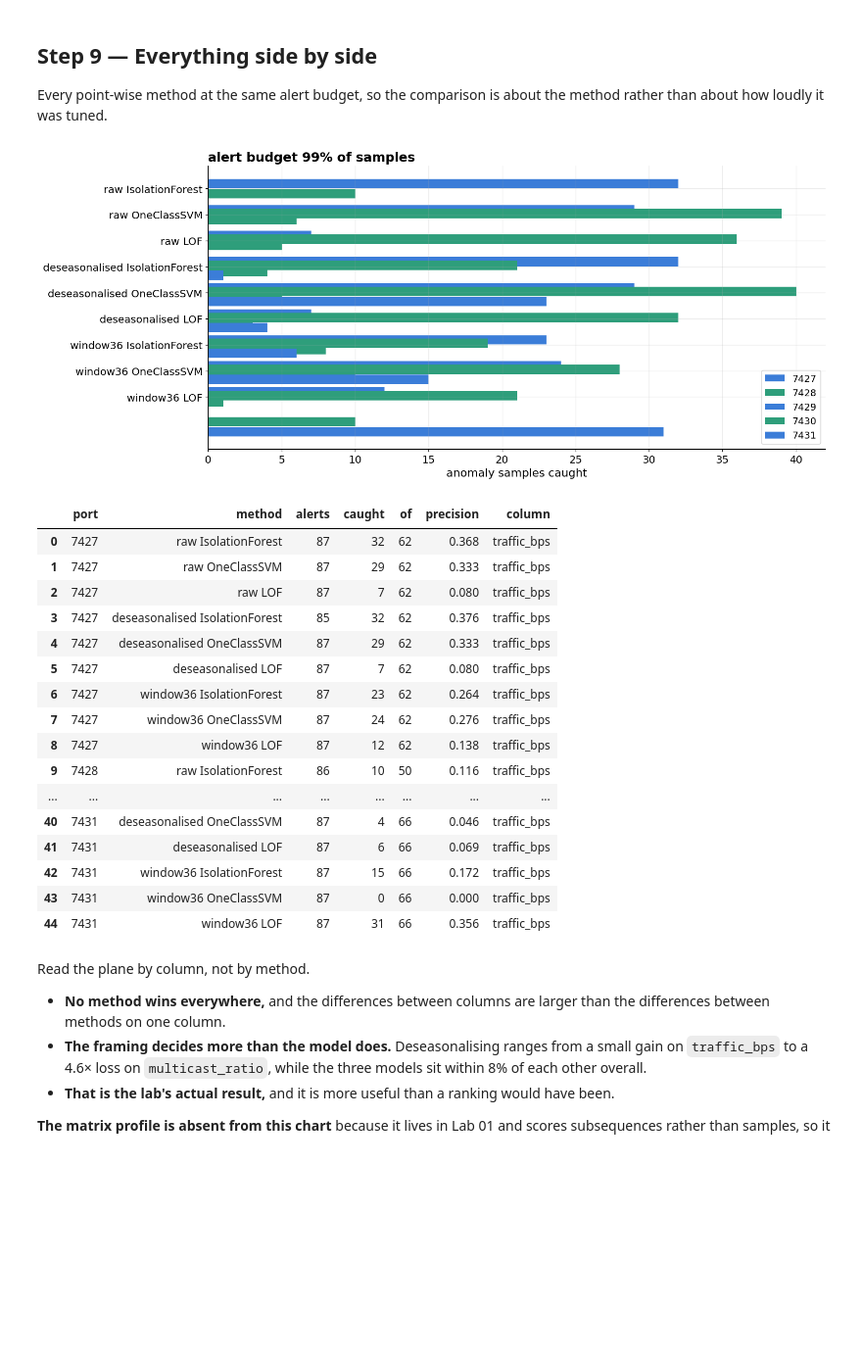
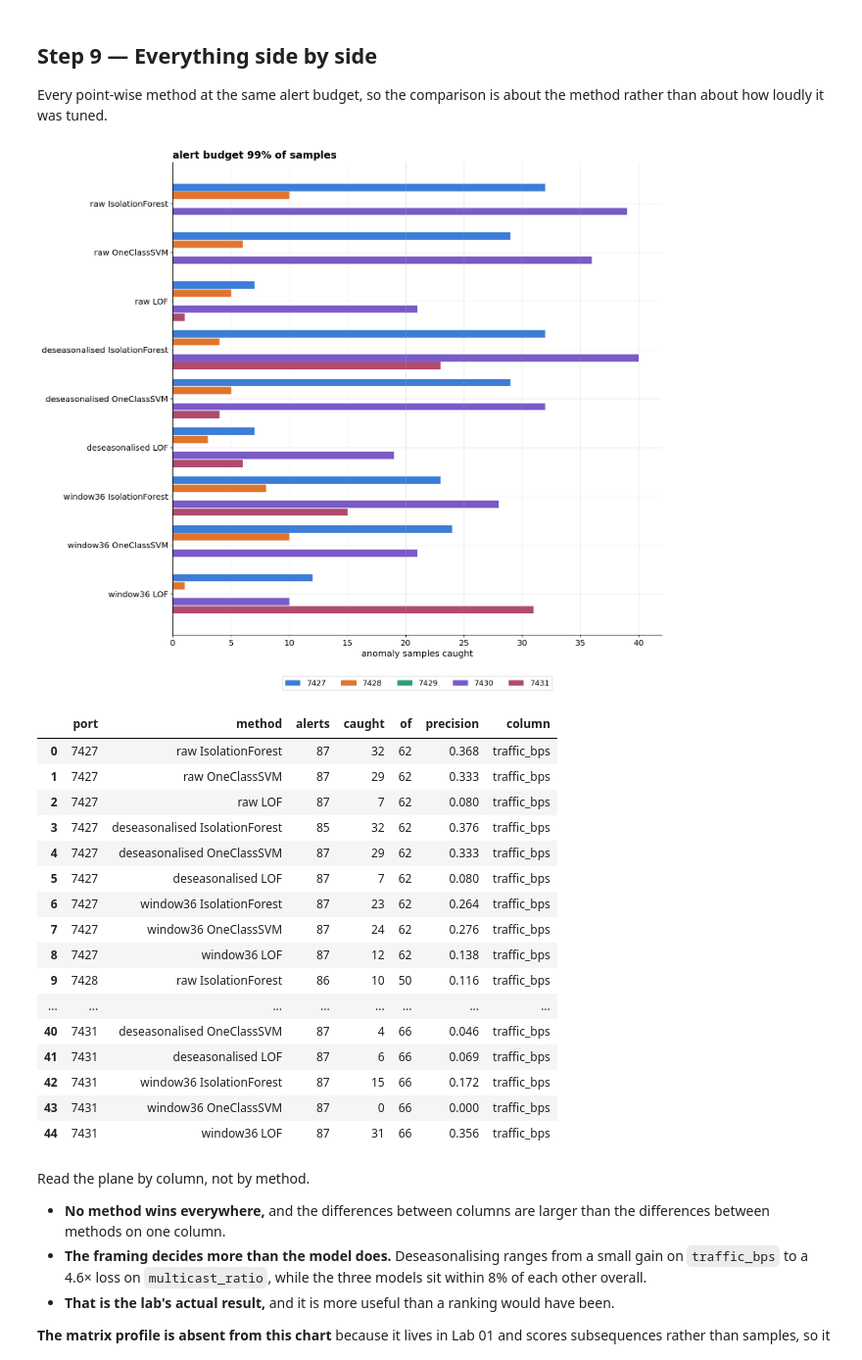
Before and after one commit to kevin880987/aiops-anomaly-zero-to-hero, a Jupyter notebook: labs/workshop/02.ipynb, the cells around one changed output. Shown at 98% size. Drawn from its saved outputs; the diff is of its cells as text; code cells hidden in the pictures; blank space fills up the shorter version.

```diff
--- a/labs/workshop/02.ipynb
+++ b/labs/workshop/02.ipynb
@@ -669,20 +667,28 @@ Two structural notes worth more than the numbers.
   12.
 - **The interesting part:** what happens when the six degenerate features join in.
 # %%
-def robust_z_matrix(data=df, cols=None, ports=None, window=None, cap=50.0, floor_frac=0.05):
+def robust_z_matrix(data=df, cols=None, ports=None, window=None, cap=50.0, floor_frac=0.05,
+                    return_bands=False):
     """Absolute robust z for every column, per port, capped. Same length as data.
 
     The cap and the floor are numerical guards: without the floor a quiet stretch drives the MAD
     toward zero and any deviation scores in the thousands. Both are named here rather than buried,
     because the next cell is about what they do to the score's own distribution.
+
+    return_bands=True also returns {col: (centre, scale)}, the rolling median and MAD each
+    column's z was actually divided by. Composing several columns into one score discards the
+    band — a max has no single signal left to draw one on — but any one column going in still
+    has one, and that pair is what draws it.
     """
     cols = SCORABLE if cols is None else cols
     ports = PORTS if ports is None else ports
     window = WINDOW if window is None else window
     mp = max(3, window // 3)
-    out = {}
+    out, bands = {}, {}
     for col in cols:
         z = pd.Series(np.nan, index=data.index, dtype=float)
+        centre = pd.Series(np.nan, index=data.index, dtype=float)
+        scale = pd.Series(np.nan, index=data.index, dtype=float)
         for pid in ports:
             gi = data.index[data["port_id"] == pid]
             prev = data.loc[gi, col].shift(1)
@@ -690,9 +696,13 @@ def robust_z_matrix(data=df, cols=None, ports=None, window=None, cap=50.0, floor
             sc = (prev - c).abs().rolling(window, min_periods=mp).median() * 1.4826
             whole = data.loc[gi, col].to_numpy(dtype=float)
             fl = max(floor_frac * 1.4826 * np.median(np.abs(whole - np.median(whole))), 1e-12)
-            z.loc[gi] = ((data.loc[gi, col] - c) / sc.fillna(fl).clip(lower=fl)).clip(-cap, cap)
+            sc = sc.fillna(fl).clip(lower=fl)
+            z.loc[gi] = ((data.loc[gi, col] - c) / sc).clip(-cap, cap)
+            centre.loc[gi], scale.loc[gi] = c, sc
         out[col] = z.abs()
-    return pd.DataFrame(out, index=data.index)
+        bands[col] = (centre, scale)
+    scores = pd.DataFrame(out, index=data.index)
+    return (scores, bands) if return_bands else scores
 
 
 CAP = 50.0            # the score cap, and the whole subject of this step
@@ -819,25 +838,30 @@ than about how loudly it was tuned.
 # %%
 summary = (pd.DataFrame(rows).drop_duplicates(subset=["port", "method"])
            .pivot(index="method", columns="port", values="caught").fillna(0).astype(int))
 order = [f"{p} {m}" for p in ("raw", "deseasonalised", f"window{N_INPUT}")
          for m in ("IsolationForest", "OneClassSVM", "LOF")]
 summary = summary.reindex([m for m in order if m in summary.index])
 
+# One sub-bar per port, so the figure has to grow with the port count, not just the method
+# count: five ports at a fixed row height collapse into one smear. bar_h keeps every group at a
+# constant fraction of its row regardless of how many ports are configured.
+n_ports = len(summary.columns)
+bar_h = 0.82 / n_ports
 w, h = plt.rcParams["figure.figsize"]
-fig, ax = plt.subplots(figsize=(w, 0.5 * len(summary) + 1.6))
+fig, ax = plt.subplots(figsize=(w, (0.16 * n_ports + 0.35) * len(summary) + 1.8))
 y = np.arange(len(summary))
 for k, port in enumerate(summary.columns):
-    ax.barh(y + (k - 0.5) * 0.38, summary[port], height=0.36,
-            color=[C["signal"], C["peer"]][k % 2], label=port)
+    ax.barh(y + (k - (n_ports - 1) / 2) * bar_h, summary[port], height=bar_h * 0.92,
+            color=PORT_C[k % len(PORT_C)], label=port)
 ax.set_yticks(y, summary.index)
 ax.invert_yaxis()
 ax.set(xlabel="anomaly samples caught", title=f"alert budget {BUDGET:.0%} of samples")
-ax.legend()
+ax.legend(ncol=n_ports, loc="upper center", bbox_to_anchor=(0.5, -0.08))
 plt.show()
 
 pd.DataFrame(rows).drop_duplicates(subset=["port", "method"])
 # %% [output]
-[figure, old version]
+[figure, new version]
 |  | port | method | alerts | caught | of | precision | column |
 | 0 | 7427 | raw IsolationForest | 87 | 32 | 62 | 0.368 | traffic_bps |
 | 1 | 7427 | raw OneClassSVM | 87 | 29 | 62 | 0.333 | traffic_bps |
```
Also changed, not shown: parts of 9 cells of this notebook, 3 other files.
